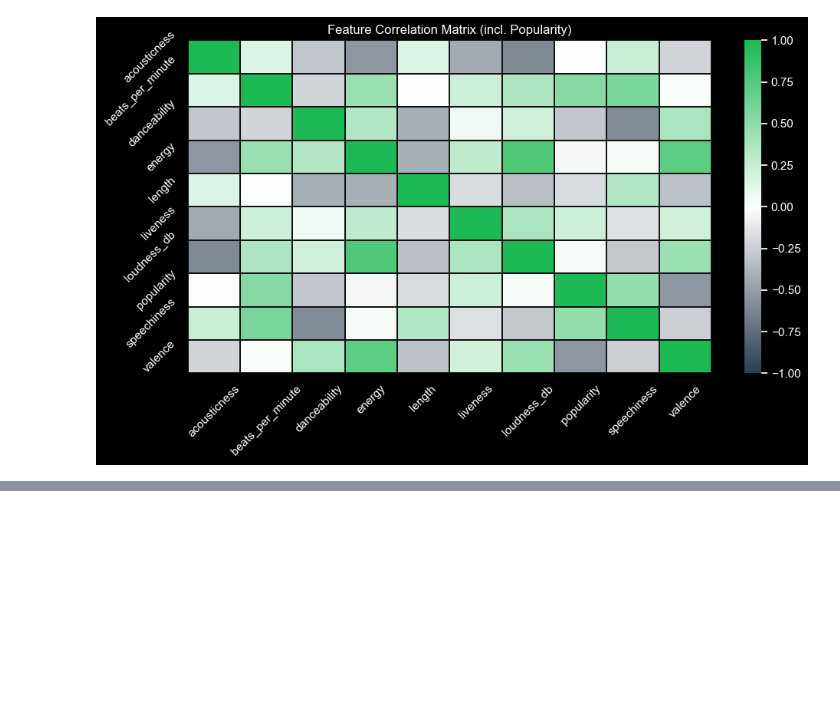
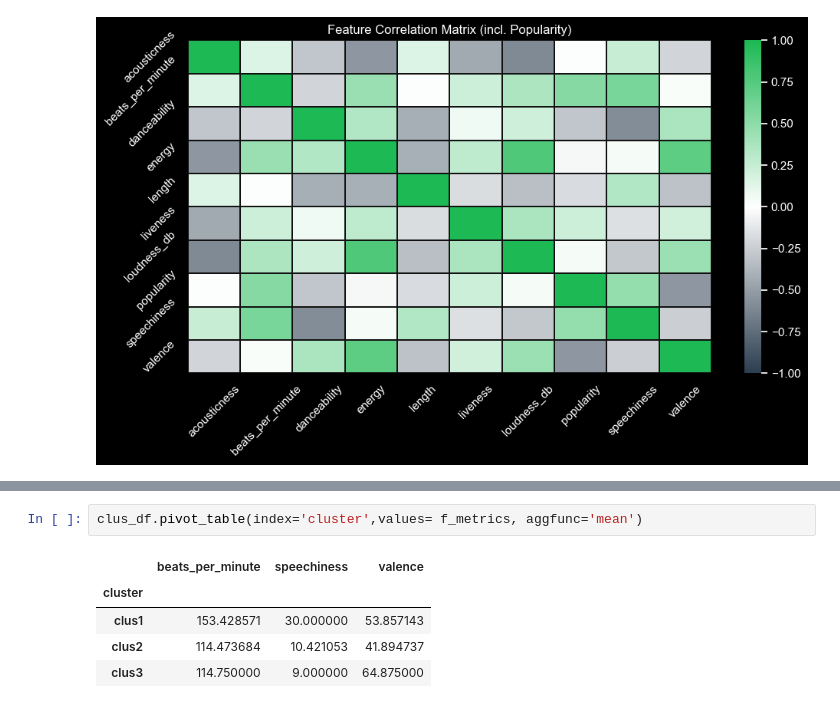
Before and after one commit to cadiyubu/Spotify_Miniproject, a Jupyter notebook: Spotify_top50_merged.ipynb, the cells around one changed output, grey strips where cells are left out. Drawn from its saved outputs; the diff is of its cells as text; blank space fills up the shorter version.

```diff
--- a/Spotify_top50_merged.ipynb
+++ b/Spotify_top50_merged.ipynb
@@ -654,0 +659,8 @@ TBD
+# %%
+clus_df.pivot_table(index='cluster',values= f_metrics, aggfunc='mean')
+# %% [output]
+|  | beats_per_minute | speechiness | valence |
+| cluster |  |  |  |
+| clus1 | 153.428571 | 30.000000 | 53.857143 |
+| clus2 | 114.473684 | 10.421053 | 41.894737 |
+| clus3 | 114.750000 | 9.000000 | 64.875000 |
```
Also changed, not shown: parts of 28 cells of this notebook.
